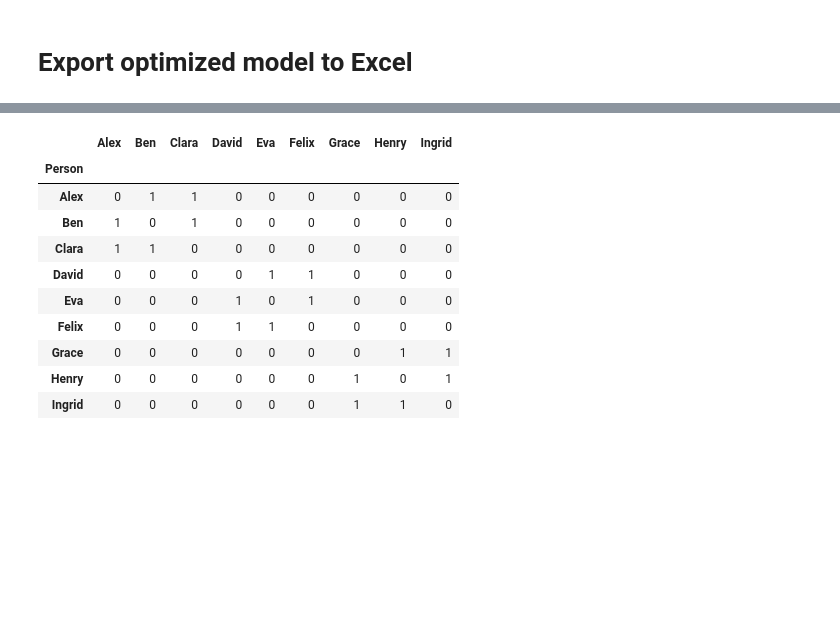
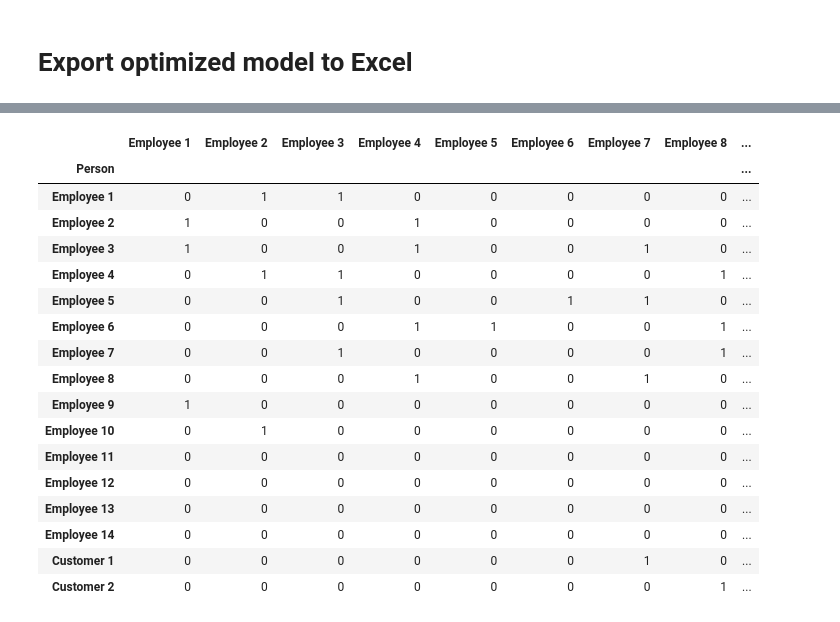
Before and after one commit to Dadle/DSM-2025-consolidation-paper, a Jupyter notebook: DSM Optimization Genetic Algorithm - local read.ipynb, the cells around one changed output, grey strips where cells are left out. Cells and saved outputs as stored; diff of their text form; code cells hidden in the pictures; blank space fills up the shorter version.

```diff
--- a/DSM Optimization Genetic Algorithm - local read.ipynb
+++ b/DSM Optimization Genetic Algorithm - local read.ipynb
@@ -39,7 +39,8 @@ import matplotlib.colors as mcolors
 ## loading DSM from Excel file
 # %%
 import pandas as pd
-dsm_file_path = "Datasets/dsm_optimize_for_consolidation_clean.xlsx"
+dsm_file_path = "Datasets/dsm_optimize_for_consolidation_clean _radiologists_6x6.xlsx"
+#dsm_file_path = "Datasets/dsm_optimize_for_consolidation__nayyar_clean.xlsx"
 DSM = pd.read_excel(dsm_file_path, sheet_name="dsm", index_col=0)
 grouping = pd.read_excel(dsm_file_path, sheet_name="grouping")
 consolidation_candidates = pd.read_excel(dsm_file_path, sheet_name="consolidation")
@@ -284,17 +264,20 @@ DSM_head = DSM_header_list
 
 if DSM_head[0] == ',' or DSM_head[0] == '':
     DSM_head = DSM_head[1:]
-MAX_NUMBER_OF_CLUSTERS = 3
+#MAX_NUMBER_OF_CLUSTERS = 3
+MAX_NUMBER_OF_CLUSTERS = 4
 NUMBER_OF_DSM_ELEMENTS = len(DSM_eval.columns)
 #print DSM_eval
 print("Max number of clusters allowed: ", MAX_NUMBER_OF_CLUSTERS)
 print("Number of elements in the organization: ", NUMBER_OF_DSM_ELEMENTS)
-alpha = 0.3 # Within cluster
-beta = 0.2 # Between cluster
-gamma = 0.3 # Consolidation
+alpha = 0.25 # Within cluster
+beta = 0.25 # Between cluster
+gamma = 0.25 # Consolidation
 genome_len = NUMBER_OF_DSM_ELEMENTS #*MAX_NUMBER_OF_CLUSTERS
 POPULATION_SIZE = 200
-NUMBER_OF_GENERATOINS=400
+#NUMBER_OF_GENERATOINS=400
+NUMBER_OF_GENERATOINS=100
+
 cxpb=0.5  #Crossover probability
 mutpb=0.1 #Mutation probability
 # %% [output]
@@ -391,18 +374,21 @@ def run_evolution():
 
         # Update logging output
         if gen%10 == 0:
-            gen_list, avg, min_, max_ = logbook.select("gen", "avg", "min", "max")
+            if len(logbook) > 0:
+                gen_list, avg, min_, max_ = logbook.select("gen", "avg", "min", "max")
+            else:
+                gen_list, avg, min_, max_ = [0], [0], [0], [0]  # Default values if logbook is empty
             stream_record=dict(Average=[record["avg"]], Minimum=[record["min"]], Maximum=[record["max"]], Generation=[gen])
             # print(stream_record['Minimum'])
             source.stream(stream_record)
             push_notebook(handle=handle)
 
         # Checkpoint the evolution
-        if gen%1000 == 0 and gen > 0:
-            checkpoint = dict(population=population, generation=gen, rndstate=random.getstate())
-            pickle.dump(checkpoint, open(checkpoint_file, "wb"), 4)
-            pickle.dump(logbook, open(checkpoint_logbook_file, "wb"), 4)
-            print("Checkpointed " + filename_in + " at generation ", gen)
+        # if gen%1000 == 0 and gen > 0:
+        #     checkpoint = dict(population=population, generation=gen, rndstate=random.getstate())
+        #     pickle.dump(checkpoint, open(checkpoint_file, "wb"), 4)
+        #     pickle.dump(logbook, open(checkpoint_logbook_file, "wb"), 4)
+        #     print("Checkpointed " + filename_in + " at generation ", gen)
 
         gen += 1
     return hallOfFame[0] #tools.selBest(offspring, k=1)[0]
@@ -447,39 +435,46 @@ original fitness 43.48464342824506
 # %%
 def style_func(df):
 
     styled = pd.DataFrame('', index=df.index, columns=df.columns)
     for i in range(len(df)):
         for j in range(len(df.columns)):
             val = df.iloc[i, j]
             styled.iloc[i, j] = background_color(val, i, j)
     return styled
 
 def background_color(val, row, col):
     g1 = group_assignments[row]
     g2 = group_assignments[col]
     group_number = group_assignments[col] if g1 == g2 else -1
     rgba = cmap(norm(group_number))
     return f'background-color: {mcolors.rgb2hex(rgba)}' if group_number != -1 else ''
 
+group_assignments = list(best)
+norm = mcolors.Normalize(min(group_assignments), max(group_assignments))
+cmap = plt.cm.coolwarm  # or any other like 'viridis', 'coolwarm', 'YlOrRd'
 
-norm = mcolors.Normalize(min(group_assignments), max(group_assignments))
-cmap = plt.cm.YlOrRd  # or any other like 'viridis', 'coolwarm'
 
-group_assignments = list(best)
 DSM_styled = DSM.style.apply(style_func, axis=None)
 DSM_styled
 # %% [output]
-|  | Alex | Ben | Clara | David | Eva | Felix | Grace | Henry | Ingrid |
-| Person |  |  |  |  |  |  |  |  |  |
-| Alex | 0 | 1 | 1 | 0 | 0 | 0 | 0 | 0 | 0 |
-| Ben | 1 | 0 | 1 | 0 | 0 | 0 | 0 | 0 | 0 |
-| Clara | 1 | 1 | 0 | 0 | 0 | 0 | 0 | 0 | 0 |
-| David | 0 | 0 | 0 | 0 | 1 | 1 | 0 | 0 | 0 |
-| Eva | 0 | 0 | 0 | 1 | 0 | 1 | 0 | 0 | 0 |
-| Felix | 0 | 0 | 0 | 1 | 1 | 0 | 0 | 0 | 0 |
-| Grace | 0 | 0 | 0 | 0 | 0 | 0 | 0 | 1 | 1 |
-| Henry | 0 | 0 | 0 | 0 | 0 | 0 | 1 | 0 | 1 |
-| Ingrid | 0 | 0 | 0 | 0 | 0 | 0 | 1 | 1 | 0 |
+|  | Employee 1 | Employee 2 | Employee 3 | Employee 4 | Employee 5 | Employee 6 | Employee 7 | Employee 8 | ... |
+| Person |  |  |  |  |  |  |  |  | ... |
+| Employee 1 | 0 | 1 | 1 | 0 | 0 | 0 | 0 | 0 | ... |
+| Employee 2 | 1 | 0 | 0 | 1 | 0 | 0 | 0 | 0 | ... |
+| Employee 3 | 1 | 0 | 0 | 1 | 0 | 0 | 1 | 0 | ... |
+| Employee 4 | 0 | 1 | 1 | 0 | 0 | 0 | 0 | 1 | ... |
+| Employee 5 | 0 | 0 | 1 | 0 | 0 | 1 | 1 | 0 | ... |
+| Employee 6 | 0 | 0 | 0 | 1 | 1 | 0 | 0 | 1 | ... |
+| Employee 7 | 0 | 0 | 1 | 0 | 0 | 0 | 0 | 1 | ... |
+| Employee 8 | 0 | 0 | 0 | 1 | 0 | 0 | 1 | 0 | ... |
+| Employee 9 | 1 | 0 | 0 | 0 | 0 | 0 | 0 | 0 | ... |
+| Employee 10 | 0 | 1 | 0 | 0 | 0 | 0 | 0 | 0 | ... |
+| Employee 11 | 0 | 0 | 0 | 0 | 0 | 0 | 0 | 0 | ... |
+| Employee 12 | 0 | 0 | 0 | 0 | 0 | 0 | 0 | 0 | ... |
+| Employee 13 | 0 | 0 | 0 | 0 | 0 | 0 | 0 | 0 | ... |
+| Employee 14 | 0 | 0 | 0 | 0 | 0 | 0 | 0 | 0 | ... |
+| Customer 1 | 0 | 0 | 0 | 0 | 0 | 0 | 1 | 0 | ... |
+| Customer 2 | 0 | 0 | 0 | 0 | 0 | 0 | 0 | 1 | ... |
 # %%
 # This block doesn't run. Do we need it, this is done below.
 optimized_path = dsm_file_path.replace(".xlsx", "_optimized.xlsx")
```
Also changed, not shown: parts of 18 cells of this notebook, 4 other files.
